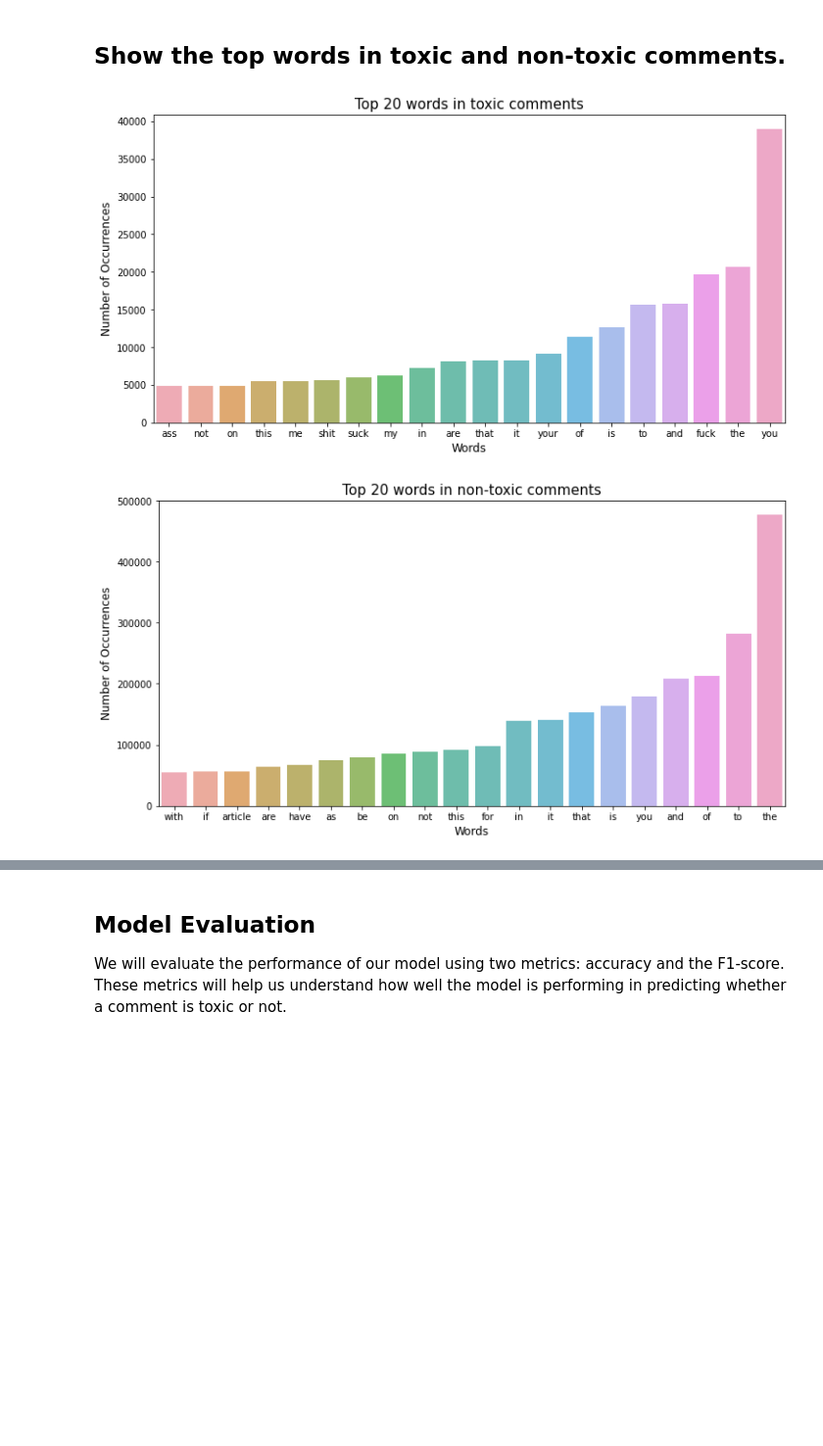
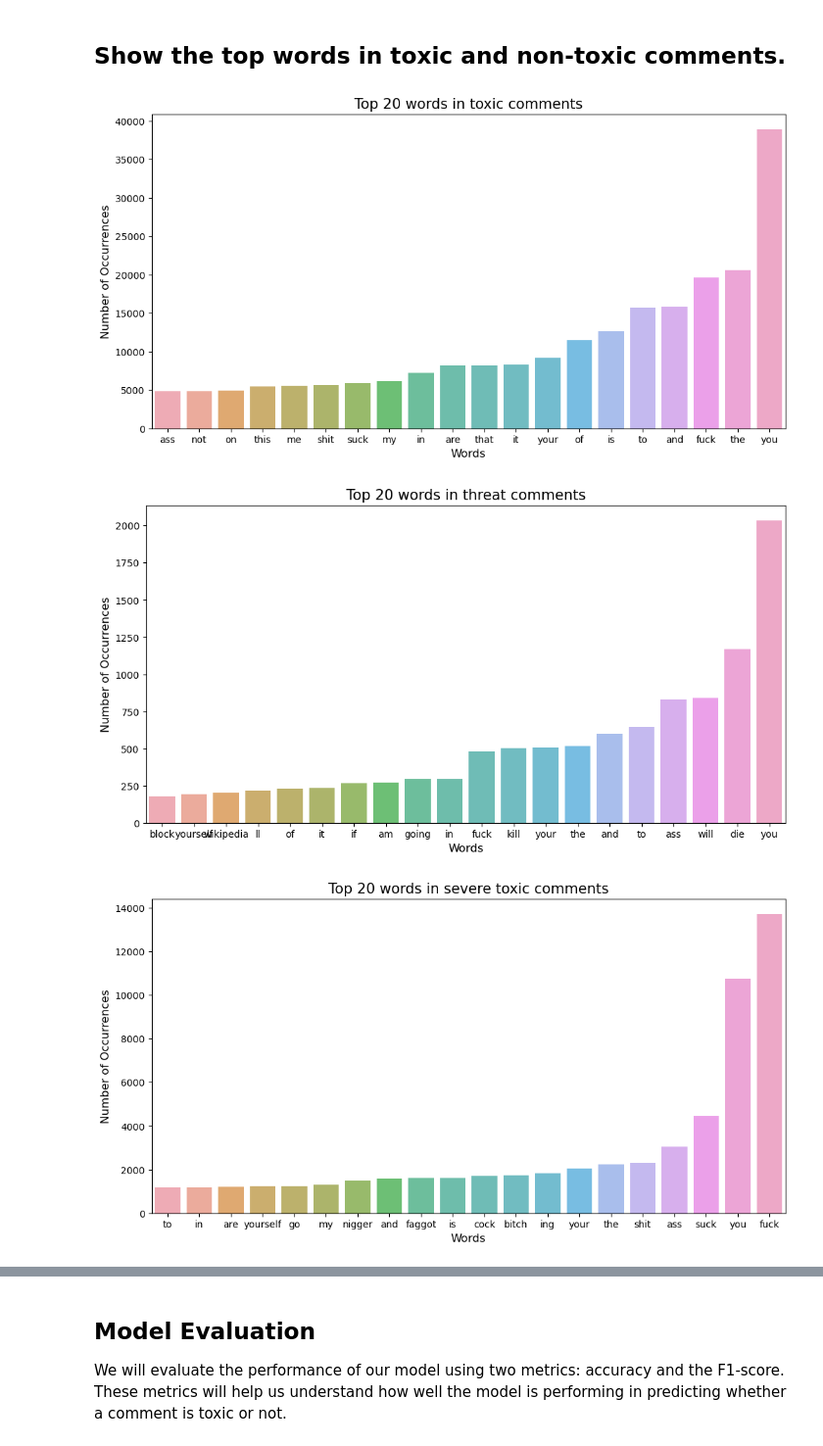
Before and after one commit to Paraworks/SC1015-mini-project-detecting_toxic_comments, a Jupyter notebook: mini_proj.ipynb, the cells around one changed output, grey strips where cells are left out. Shown at 98% size. Cells and saved outputs as stored; diff of their text form; code cells hidden in the pictures; blank space fills up the shorter version.

```diff
--- a/mini_proj.ipynb
+++ b/mini_proj.ipynb
@@ -96,28 +208,54 @@ Please also refer to the documentation for alternative solver options:
 # %%
 def plot_top_words(vectorizer, features, n_top_words, title):
     word_counts = features.sum(axis=0).tolist()[0]
     word_indices = list(np.argsort(word_counts))[-n_top_words:]
     top_words = [vectorizer.get_feature_names_out()[i] for i in word_indices]
     top_counts = [word_counts[i] for i in word_indices]
 
     plt.figure(figsize=(12, 6))
     sns.barplot(x=top_words, y=top_counts, alpha=0.8)
     plt.ylabel('Number of Occurrences', fontsize=12)
     plt.xlabel('Words', fontsize=12)
     plt.title(title, fontsize=15)
     plt.show()
 
 import numpy as np
 n_top_words = 20
 toxic_mask = (df['toxic'] == 1)
 toxic_comments = df.loc[toxic_mask, 'comment_text']
 toxic_features = vectorizer.transform(toxic_comments)
 plot_top_words(vectorizer, toxic_features, n_top_words, "Top 20 words in toxic comments")
 
+toxic_mask = (df['threat'] == 1)
+toxic_comments = df.loc[toxic_mask, 'comment_text']
+toxic_features = vectorizer.transform(toxic_comments)
+plot_top_words(vectorizer, toxic_features, n_top_words, "Top 20 words in threat comments")
+
+toxic_mask = (df['severe_toxic'] == 1)
+toxic_comments = df.loc[toxic_mask, 'comment_text']
+toxic_features = vectorizer.transform(toxic_comments)
+plot_top_words(vectorizer, toxic_features, n_top_words, "Top 20 words in severe toxic comments")
+
+toxic_mask = (df['obscene'] == 1)
+toxic_comments = df.loc[toxic_mask, 'comment_text']
+toxic_features = vectorizer.transform(toxic_comments)
+plot_top_words(vectorizer, toxic_features, n_top_words, "Top 20 words in obscene comments")
+
+toxic_mask = (df['insult'] == 1)
+toxic_comments = df.loc[toxic_mask, 'comment_text']
+toxic_features = vectorizer.transform(toxic_comments)
+plot_top_words(vectorizer, toxic_features, n_top_words, "Top 20 words in insult comments")
+
+toxic_mask = (df['identity_hate'] == 1)
+toxic_comments = df.loc[toxic_mask, 'comment_text']
+toxic_features = vectorizer.transform(toxic_comments)
+plot_top_words(vectorizer, toxic_features, n_top_words, "Top 20 words in identity hate comments")
+
 non_toxic_mask = (df['toxic'] == 0)
 non_toxic_comments = df.loc[non_toxic_mask, 'comment_text']
 non_toxic_features = vectorizer.transform(non_toxic_comments)
 plot_top_words(vectorizer, non_toxic_features, n_top_words, "Top 20 words in non-toxic comments")
 # %% [output]
-[figure, old version]
+[figure, new version]
-[figure, old version]
+[figure, new version]
+[figure, added]
```
Also changed, not shown: parts of 61 cells of this notebook.
